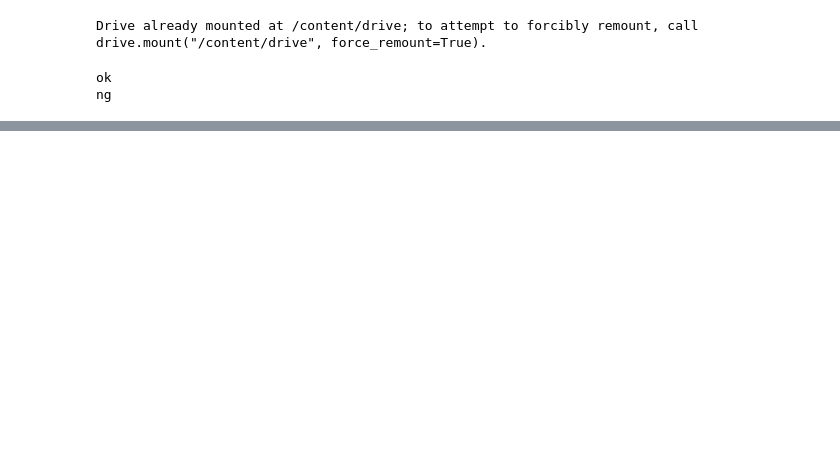
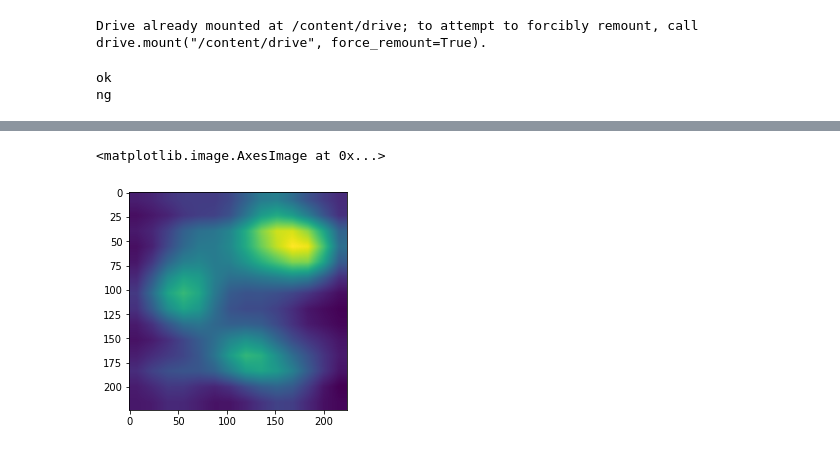
Before and after one commit to tanakakao/test, a Jupyter notebook: Untitled1.ipynb, the cells around one changed output, grey strips where cells are left out. Cells and saved outputs as stored; diff of their text form; code cells hidden in the pictures; blank space fills up the shorter version.

```diff
--- a/Untitled1.ipynb
+++ b/Untitled1.ipynb
@@ -335 +339,6 @@ array_to_img(picture)
+# %%
+plt.imshow(pic)
+# %% [output]
+<matplotlib.image.AxesImage at 0x...>
+[figure, added]
 # %%
```
Also changed, not shown: parts of 10 cells of this notebook.
